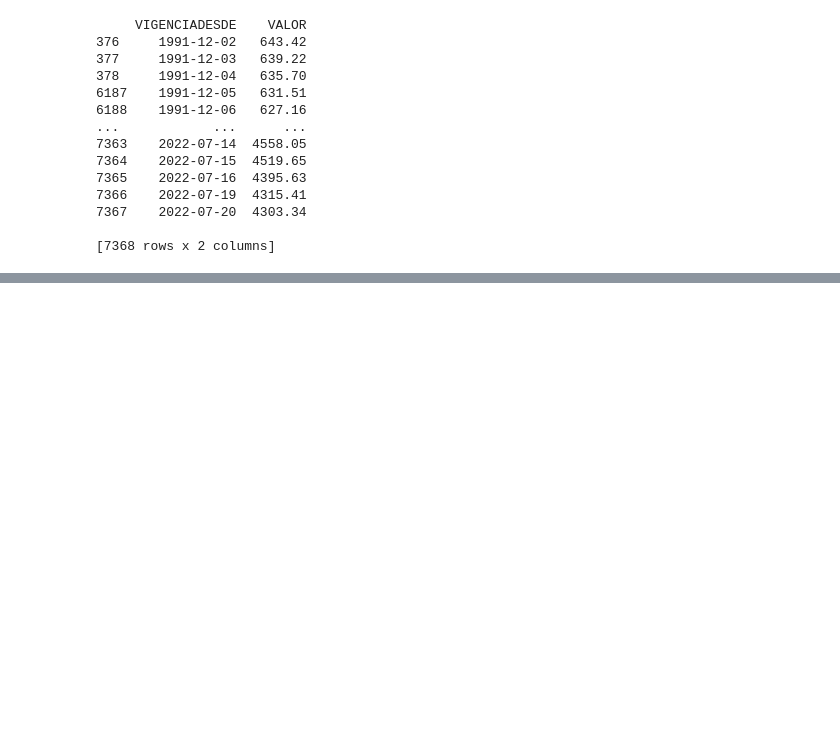
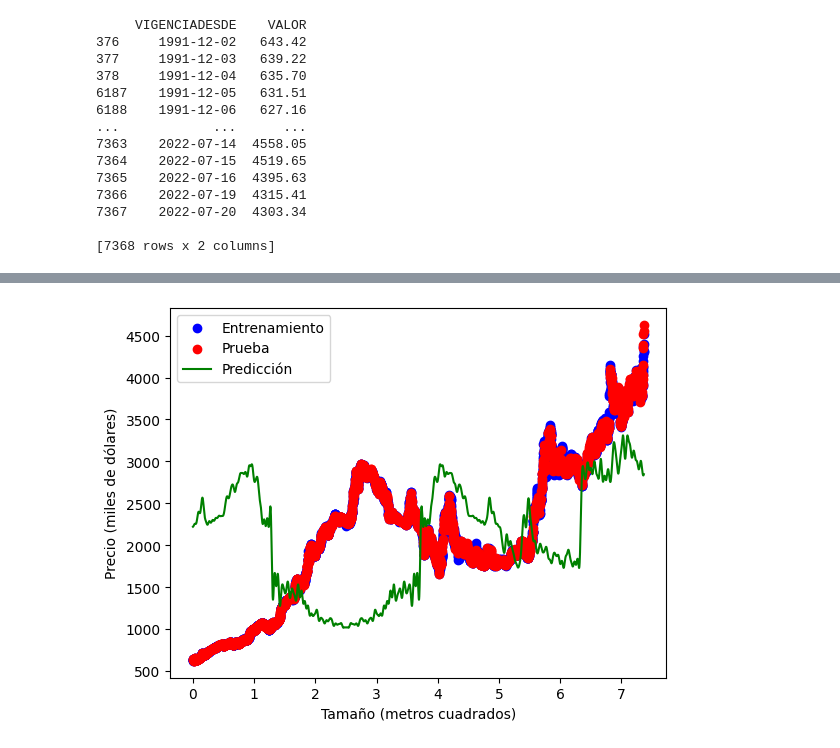
Before and after one commit to cabb1808/ProyectoSenales3, a Jupyter notebook: Proyecto_Final.ipynb, the cells around one changed output, grey strips where cells are left out. Saved outputs shown, nothing was run; the diff lists cells and outputs as text; code cells hidden in the pictures; blank space fills up the shorter version.

```diff
--- a/Proyecto_Final.ipynb
+++ b/Proyecto_Final.ipynb
@@ -103,0 +186,28 @@ y_pred = model.predict(X_test_pca)
+# %%
+# Aplicar PCA
+pca = PCA(n_components=1)
+X_train_pca = pca.fit_transform(X_train)
+
+K = 200
+
+Phi_cos = cos_carac(X_train_pca, K)
+
+# inferencia usando max vero
+
+theta_cos = inferencia_max_vero_carac(Phi_cos, y_train)
+
+
+# predicción sobre todos los datos
+Phi_test_cos = cos_carac(x, K) # características todos los datos
+
+y_pred = Phi_test_cos @ theta_cos
+
+plt.scatter(X_train, y_train, color='blue', label='Entrenamiento')
+plt.scatter(X_test, y_test, color='red', label='Prueba')
+plt.plot(x, y_pred, color='green', label='Predicción')
+plt.xlabel('Tamaño (metros cuadrados)')
+plt.ylabel('Precio (miles de dólares)')
+plt.legend()
+plt.show()
+# %% [output]
+[figure, added]
```
Also changed, not shown: parts of 8 cells of this notebook.
